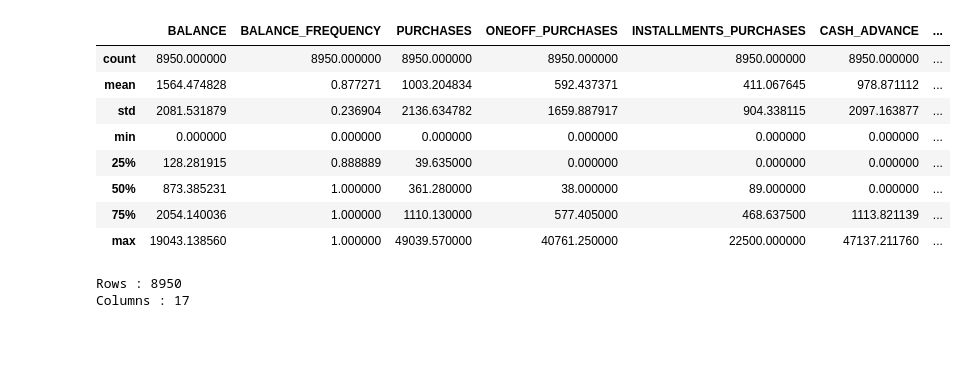
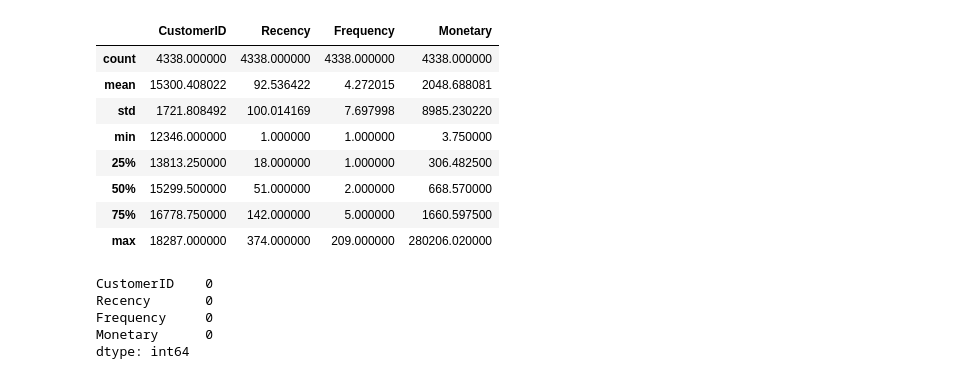
Before and after one commit to MAbhilash12/unsupervised_learning_algorithms, a Jupyter notebook: notebook/Untitled.ipynb, the cells around one changed output. Cells and saved outputs as stored; diff of their text form; code cells hidden in the pictures; blank space fills up the shorter version.

```diff
--- a/notebook/Untitled.ipynb
+++ b/notebook/Untitled.ipynb
@@ -115,0 +122,4 @@ print(df.shape)
+# %%
+df["InvoiceDate"] = pd.to_datetime(
+    df["InvoiceDate"]
+)
@@ -115,0 +182,14 @@ print(df.shape)
+# %%
+monetary = (
+    df.groupby("CustomerID")
+      ["Amount"]
+      .sum()
+      .reset_index()
+)
+
+monetary.columns = [
+    "CustomerID",
+    "Monetary"
+]
+
+monetary.head()
@@ -115,0 +203,12 @@ print(df.shape)
+# %%
+rfm = recency.merge(
+    frequency,
+    on="CustomerID"
+)
+
+rfm = rfm.merge(
+    monetary,
+    on="CustomerID"
+)
+
+rfm.head()
@@ -115,0 +222,11 @@ print(df.shape)
+# %%
+rfm = rfm[
+    [
+        "CustomerID",
+        "Recency",
+        "Frequency",
+        "Monetary"
+    ]
+]
+
+rfm.head()
@@ -116,18 +240,20 @@ print(df.shape)
 # %%
-df.describe()
+rfm.describe()
 # %% [output]
-|  | BALANCE | BALANCE_FREQUENCY | PURCHASES | ONEOFF_PURCHASES | INSTALLMENTS_PURCHASES | CASH_ADVANCE | ... |
-| count | 8950.000000 | 8950.000000 | 8950.000000 | 8950.000000 | 8950.000000 | 8950.000000 | ... |
-| mean | 1564.474828 | 0.877271 | 1003.204834 | 592.437371 | 411.067645 | 978.871112 | ... |
-| std | 2081.531879 | 0.236904 | 2136.634782 | 1659.887917 | 904.338115 | 2097.163877 | ... |
-| min | 0.000000 | 0.000000 | 0.000000 | 0.000000 | 0.000000 | 0.000000 | ... |
-| 25% | 128.281915 | 0.888889 | 39.635000 | 0.000000 | 0.000000 | 0.000000 | ... |
-| 50% | 873.385231 | 1.000000 | 361.280000 | 38.000000 | 89.000000 | 0.000000 | ... |
-| 75% | 2054.140036 | 1.000000 | 1110.130000 | 577.405000 | 468.637500 | 1113.821139 | ... |
-| max | 19043.138560 | 1.000000 | 49039.570000 | 40761.250000 | 22500.000000 | 47137.211760 | ... |
+|  | CustomerID | Recency | Frequency | Monetary |
+| count | 4338.000000 | 4338.000000 | 4338.000000 | 4338.000000 |
+| mean | 15300.408022 | 92.536422 | 4.272015 | 2048.688081 |
+| std | 1721.808492 | 100.014169 | 7.697998 | 8985.230220 |
+| min | 12346.000000 | 1.000000 | 1.000000 | 3.750000 |
+| 25% | 13813.250000 | 18.000000 | 1.000000 | 306.482500 |
+| 50% | 15299.500000 | 51.000000 | 2.000000 | 668.570000 |
+| 75% | 16778.750000 | 142.000000 | 5.000000 | 1660.597500 |
+| max | 18287.000000 | 374.000000 | 209.000000 | 280206.020000 |
-# %%
-print("Rows :", df.shape[0])
-print("Columns :", df.shape[1])
-# %% [output]
-Rows : 8950
-Columns : 17
+# %%
+rfm.isnull().sum()
+# %% [output]
+CustomerID    0
+Recency       0
+Frequency     0
+Monetary      0
+dtype: int64
```
Also changed, not shown: parts of 37 cells of this notebook, 7 other files.
